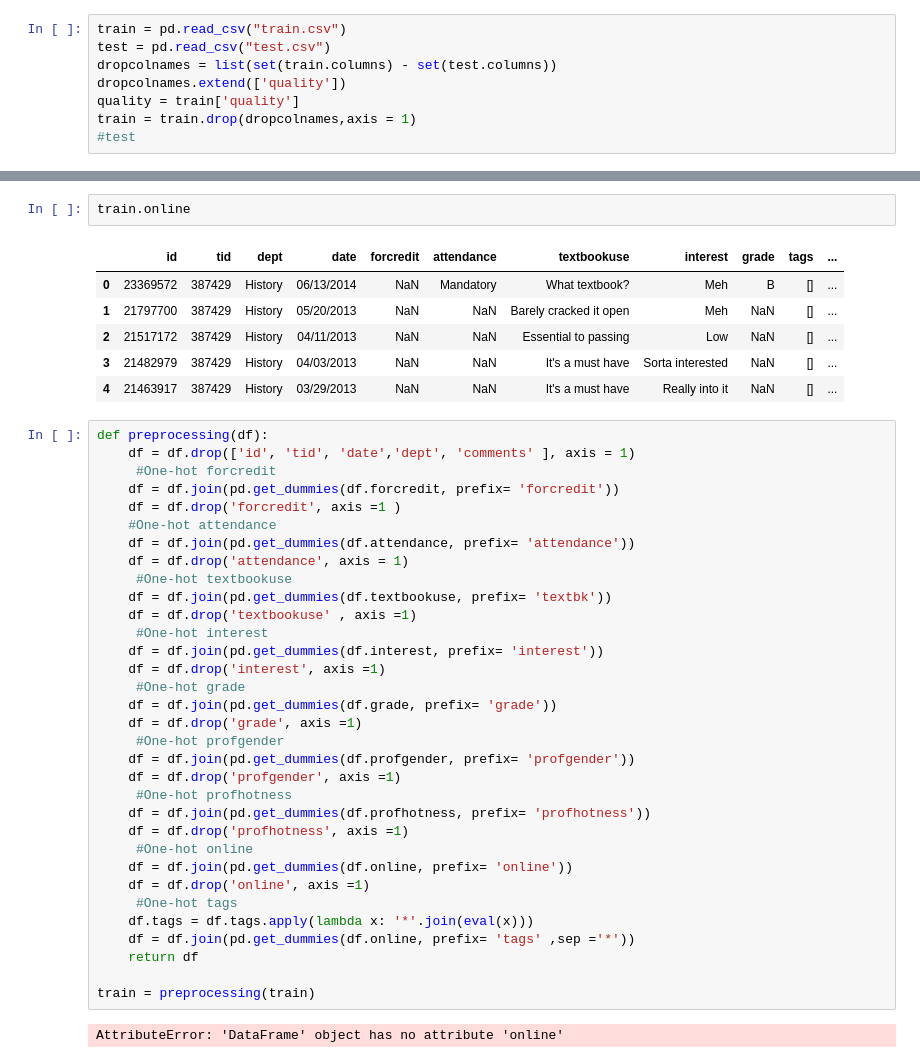
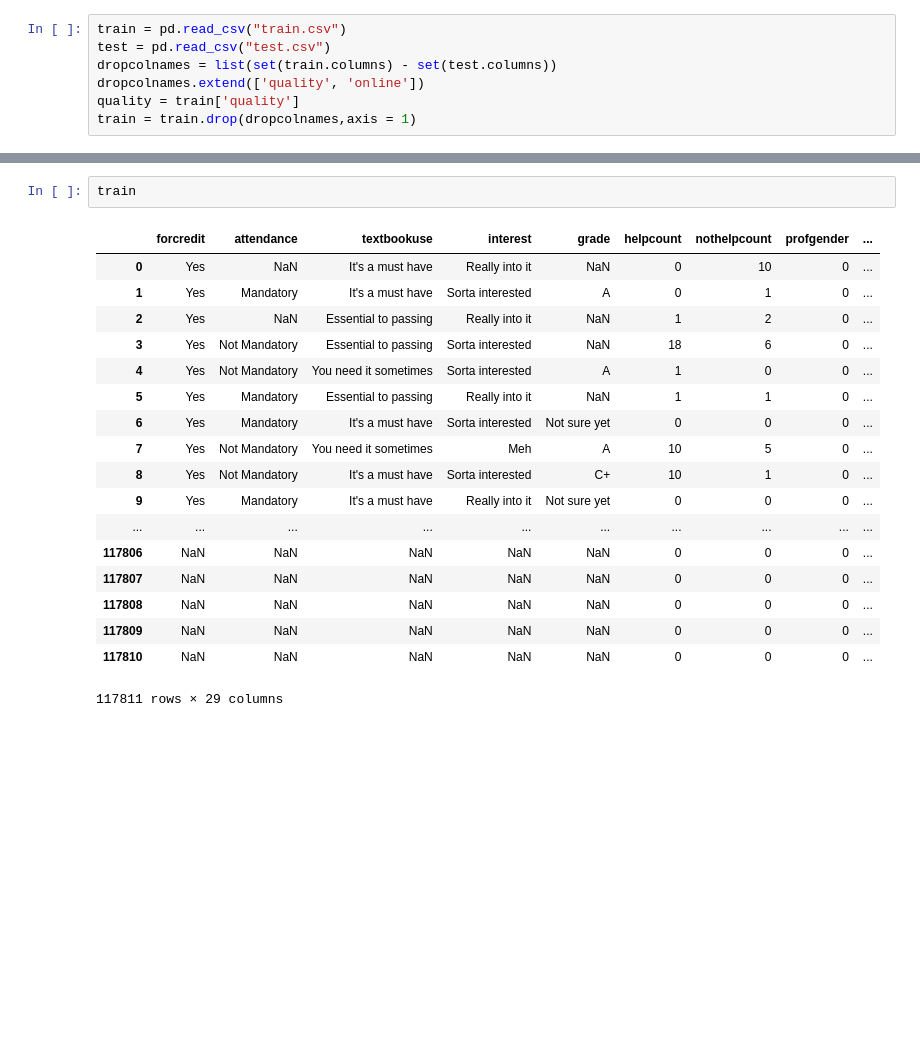
Before and after one commit to Karthik-Kannan/Rate-My-Profs, a Jupyter notebook: Untitled.ipynb, the cells around one changed output, grey strips where cells are left out. Cells and saved outputs as stored; diff of their text form; blank space fills up the shorter version.

```diff
--- a/Untitled.ipynb
+++ b/Untitled.ipynb
@@ -5,7 +26,6 @@ import numpy as np
 train = pd.read_csv("train.csv")
 test = pd.read_csv("test.csv")
 dropcolnames = list(set(train.columns) - set(test.columns))
-dropcolnames.extend(['quality'])
+dropcolnames.extend(['quality', 'online'])
 quality = train['quality']
 train = train.drop(dropcolnames,axis = 1)
-#test
@@ -12,44 +87,21 @@ train = train.drop(dropcolnames,axis = 1)
 # %%
-train.online
+train
 # %% [output]
-|  | id | tid | dept | date | forcredit | attendance | textbookuse | interest | grade | tags | ... |
-| 0 | 23369572 | 387429 | History | 06/13/2014 | NaN | Mandatory | What textbook? | Meh | B | [] | ... |
-| 1 | 21797700 | 387429 | History | 05/20/2013 | NaN | NaN | Barely cracked it open | Meh | NaN | [] | ... |
-| 2 | 21517172 | 387429 | History | 04/11/2013 | NaN | NaN | Essential to passing | Low | NaN | [] | ... |
-| 3 | 21482979 | 387429 | History | 04/03/2013 | NaN | NaN | It's a must have | Sorta interested | NaN | [] | ... |
-| 4 | 21463917 | 387429 | History | 03/29/2013 | NaN | NaN | It's a must have | Really into it | NaN | [] | ... |
+|  | forcredit | attendance | textbookuse | interest | grade | helpcount | nothelpcount | profgender | ... |
+| 0 | Yes | NaN | It's a must have | Really into it | NaN | 0 | 10 | 0 | ... |
+| 1 | Yes | Mandatory | It's a must have | Sorta interested | A | 0 | 1 | 0 | ... |
+| 2 | Yes | NaN | Essential to passing | Really into it | NaN | 1 | 2 | 0 | ... |
+| 3 | Yes | Not Mandatory | Essential to passing | Sorta interested | NaN | 18 | 6 | 0 | ... |
+| 4 | Yes | Not Mandatory | You need it sometimes | Sorta interested | A | 1 | 0 | 0 | ... |
+| 5 | Yes | Mandatory | Essential to passing | Really into it | NaN | 1 | 1 | 0 | ... |
+| 6 | Yes | Mandatory | It's a must have | Sorta interested | Not sure yet | 0 | 0 | 0 | ... |
+| 7 | Yes | Not Mandatory | You need it sometimes | Meh | A | 10 | 5 | 0 | ... |
+| 8 | Yes | Not Mandatory | It's a must have | Sorta interested | C+ | 10 | 1 | 0 | ... |
+| 9 | Yes | Mandatory | It's a must have | Really into it | Not sure yet | 0 | 0 | 0 | ... |
+| ... | ... | ... | ... | ... | ... | ... | ... | ... | ... |
+| 117806 | NaN | NaN | NaN | NaN | NaN | 0 | 0 | 0 | ... |
+| 117807 | NaN | NaN | NaN | NaN | NaN | 0 | 0 | 0 | ... |
+| 117808 | NaN | NaN | NaN | NaN | NaN | 0 | 0 | 0 | ... |
+| 117809 | NaN | NaN | NaN | NaN | NaN | 0 | 0 | 0 | ... |
+| 117810 | NaN | NaN | NaN | NaN | NaN | 0 | 0 | 0 | ... |
+117811 rows × 29 columns
-# %%
-def preprocessing(df):
-    df = df.drop(['id', 'tid', 'date','dept', 'comments' ], axis = 1)
-     #One-hot forcredit
-    df = df.join(pd.get_dummies(df.forcredit, prefix= 'forcredit'))
-    df = df.drop('forcredit', axis =1 )
-    #One-hot attendance
-    df = df.join(pd.get_dummies(df.attendance, prefix= 'attendance'))
-    df = df.drop('attendance', axis = 1)
-     #One-hot textbookuse
-    df = df.join(pd.get_dummies(df.textbookuse, prefix= 'textbk'))
-    df = df.drop('textbookuse' , axis =1)
-     #One-hot interest
-    df = df.join(pd.get_dummies(df.interest, prefix= 'interest'))
-    df = df.drop('interest', axis =1)
-     #One-hot grade
-    df = df.join(pd.get_dummies(df.grade, prefix= 'grade'))
-    df = df.drop('grade', axis =1)
-     #One-hot profgender
-    df = df.join(pd.get_dummies(df.profgender, prefix= 'profgender'))
-    df = df.drop('profgender', axis =1)
-     #One-hot profhotness
-    df = df.join(pd.get_dummies(df.profhotness, prefix= 'profhotness'))
-    df = df.drop('profhotness', axis =1)
-     #One-hot online
-    df = df.join(pd.get_dummies(df.online, prefix= 'online'))
-    df = df.drop('online', axis =1)
-     #One-hot tags
-    df.tags = df.tags.apply(lambda x: '*'.join(eval(x)))
-    df = df.join(pd.get_dummies(df.online, prefix= 'tags' ,sep ='*'))
-    return df
-
-train = preprocessing(train)
-# %% [output]
-AttributeError: 'DataFrame' object has no attribute 'online'
```
Also changed, not shown: parts of 5 cells of this notebook.
